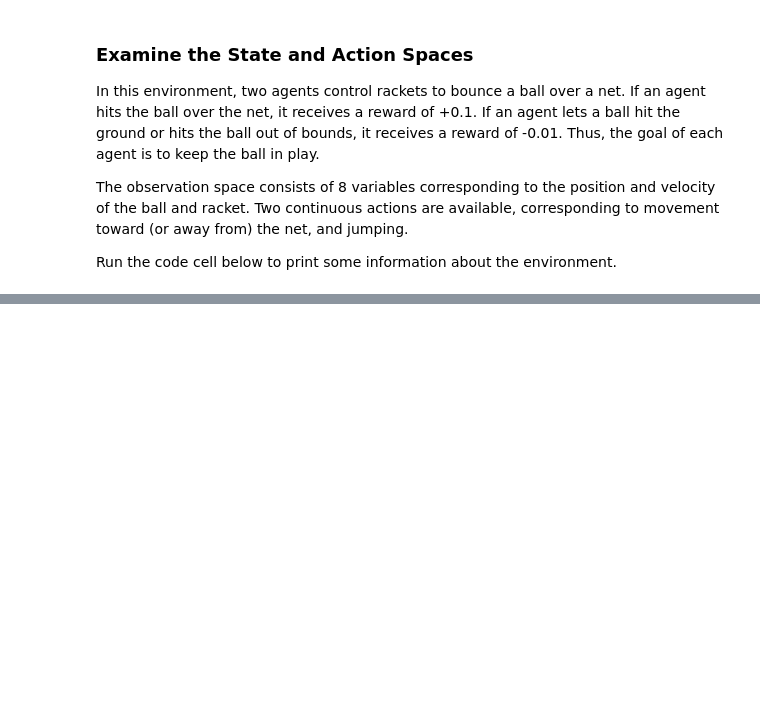
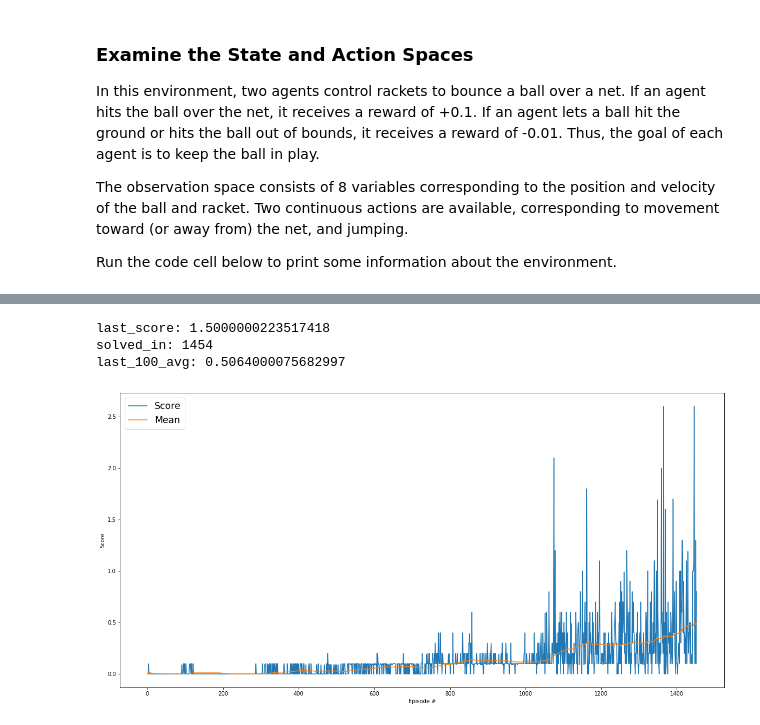
Before and after one commit to ahtchow/Reinforcement-Learning-Collaboration-and-Competition, a Jupyter notebook: Multi-Agent-Cooperative-Competitive-Learning.ipynb, the cells around one changed output, grey strips where cells are left out. Drawn from its saved outputs; the diff is of its cells as text; code cells hidden in the pictures; blank space fills up the shorter version.

```diff
--- a/Multi-Agent-Cooperative-Competitive-Learning.ipynb
+++ b/Multi-Agent-Cooperative-Competitive-Learning.ipynb
@@ -249,13 +150,0 @@ print([test]*5)
-# %%
-# print(test)
-ac = np.array([test] * 5)
-actions = np.vstack(ac)
-actions = torch.from_numpy(actions).float() # (float)
-# print(actions)
-actions = actions.detach().numpy().reshape(5,-1).squeeze()
-# print(actions)
-a = [np.split(action, num_agents)[1,] for action in actions]
-
-print(a)
-actions = torch.Tensor(a)
-print(actions)
@@ -291,3 +150,0 @@ env_info = env.reset(train_mode=True)[brain_name]
-# %%
-agent = 0
-opp_num = 1 if agent== 0 else 0
@@ -297,0 +151,12 @@ opp_num
+# %%
+# reset the environment
+env_info = env.reset(train_mode=True)[brain_name]
+
+# Info
+states = env_info.vector_observations
+state_size = states.shape[1]
+action_size = brain.vector_action_space_size,
+examine_environment(env, brain)
+num_agents = len(env_info.agents)
+
+maddpg = MADDPG(state_size, action_size[0], num_agents, seed=0)
@@ -297,0 +238,2 @@ opp_num
+# %%
+ scores, scores_deque, execution_info = maddpg_train(maddpg, env, brain_name, num_agents)
@@ -297,0 +261,7 @@ opp_num
+# %%
+plot_scores(scores, scores_deque, execution_info)
+# %% [output]
+last_score: 1.5000000223517418
+solved_in: 1454
+last_100_avg: 0.5064000075682997
+[figure, added]
```
Also changed, not shown: parts of 15 cells of this notebook, 11 other files.
